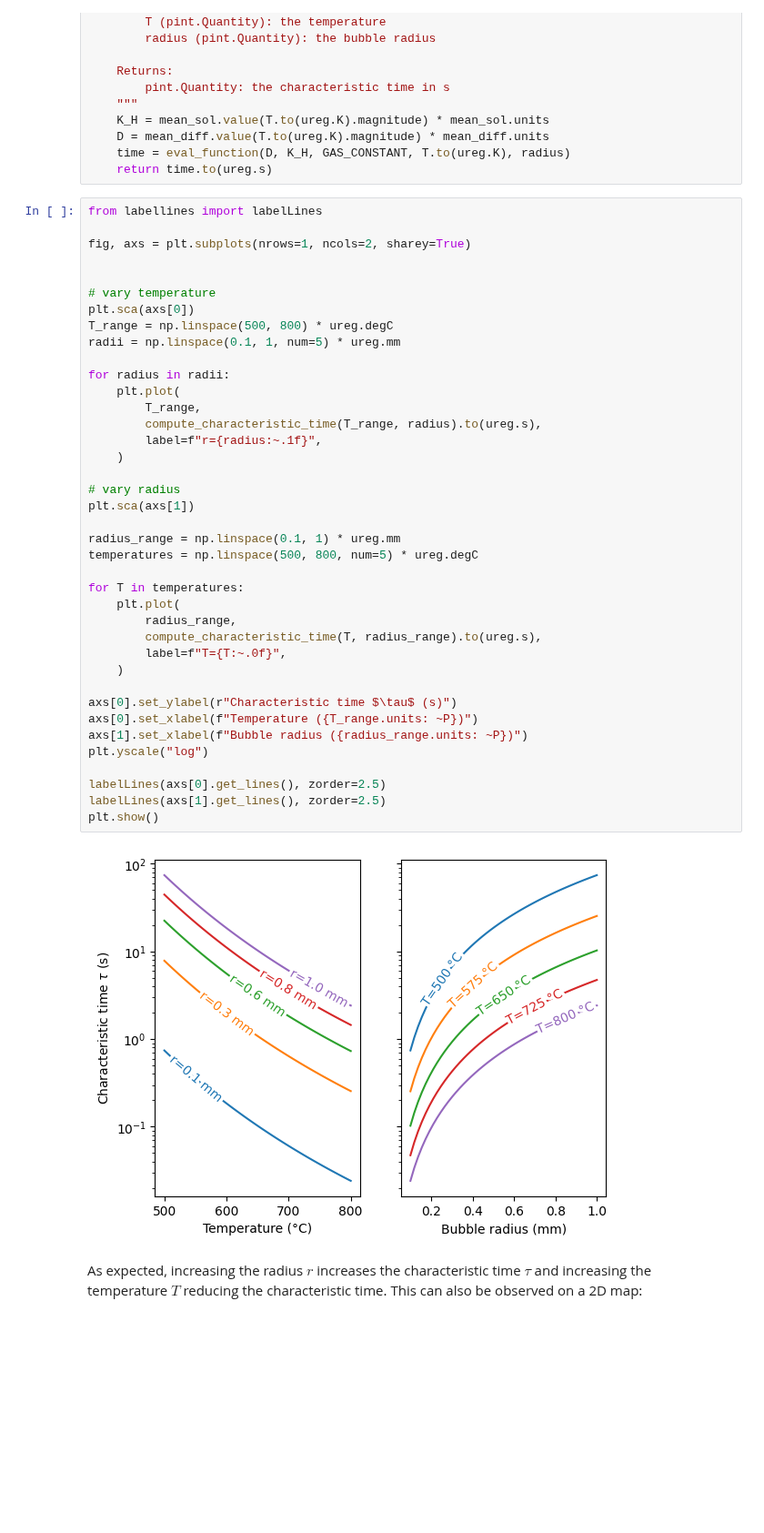
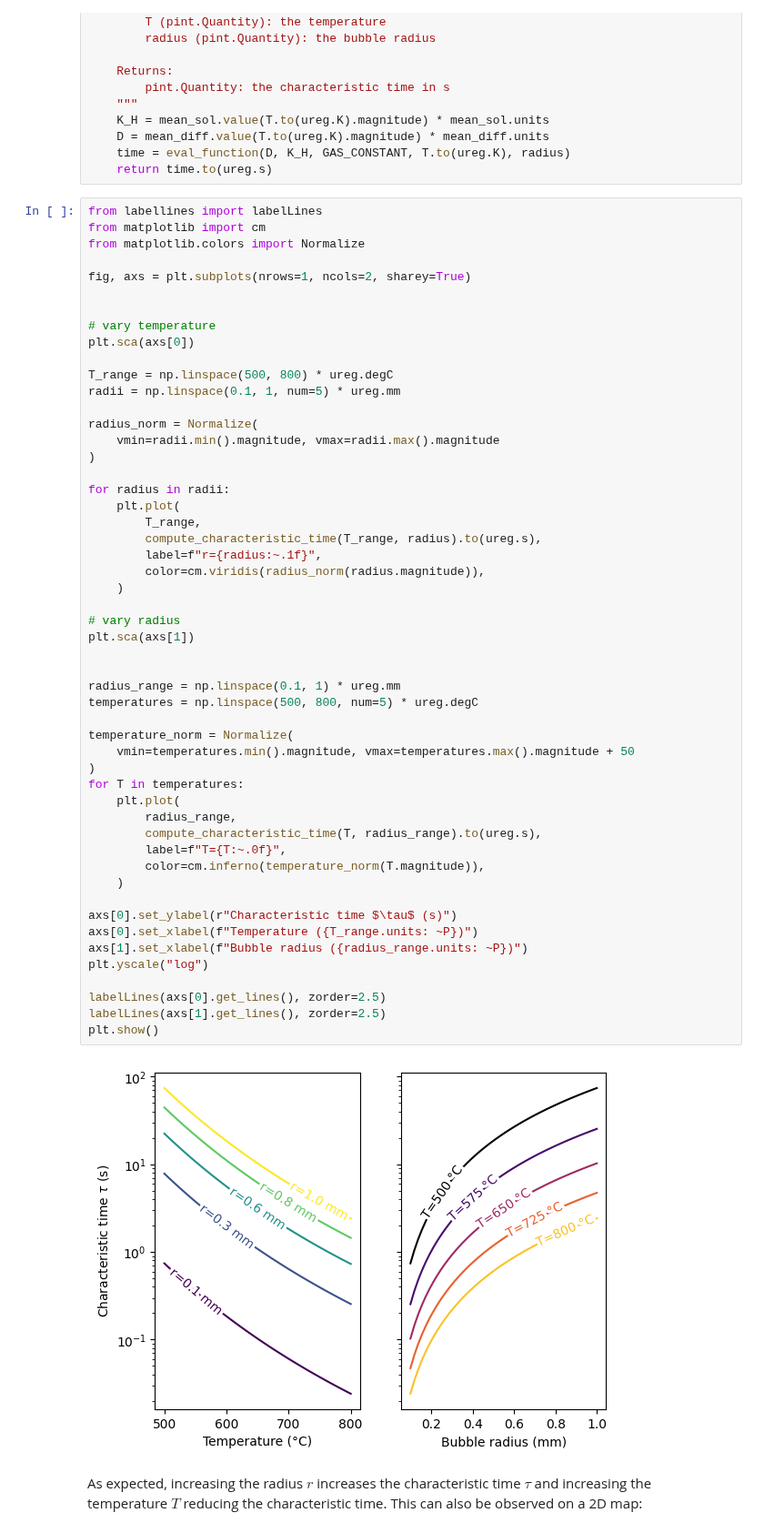
Before and after one commit to LIBRA-project/BABY-100-mL-runs, a Jupyter notebook: sparging.ipynb, the cells around one changed output. Shown at 91% size. Cells and saved outputs as stored; diff of their text form; blank space fills up the shorter version.

```diff
--- a/sparging.ipynb
+++ b/sparging.ipynb
@@ -243,45 +243,58 @@ def compute_characteristic_time(T: pint.Quantity, radius: pint.Quantity):
     return time.to(ureg.s)
 # %%
 from labellines import labelLines
+from matplotlib import cm
+from matplotlib.colors import Normalize
 
 fig, axs = plt.subplots(nrows=1, ncols=2, sharey=True)
 
 
 # vary temperature
 plt.sca(axs[0])
+
 T_range = np.linspace(500, 800) * ureg.degC
 radii = np.linspace(0.1, 1, num=5) * ureg.mm
+
+radius_norm = Normalize(
+    vmin=radii.min().magnitude, vmax=radii.max().magnitude
+)
 
 for radius in radii:
     plt.plot(
         T_range,
         compute_characteristic_time(T_range, radius).to(ureg.s),
         label=f"r={radius:~.1f}",
+        color=cm.viridis(radius_norm(radius.magnitude)),
     )
 
 # vary radius
 plt.sca(axs[1])
 
+
 radius_range = np.linspace(0.1, 1) * ureg.mm
 temperatures = np.linspace(500, 800, num=5) * ureg.degC
 
+temperature_norm = Normalize(
+    vmin=temperatures.min().magnitude, vmax=temperatures.max().magnitude + 50
+)
 for T in temperatures:
     plt.plot(
         radius_range,
         compute_characteristic_time(T, radius_range).to(ureg.s),
         label=f"T={T:~.0f}",
+        color=cm.inferno(temperature_norm(T.magnitude)),
     )
 
 axs[0].set_ylabel(r"Characteristic time $\tau$ (s)")
 axs[0].set_xlabel(f"Temperature ({T_range.units: ~P})")
 axs[1].set_xlabel(f"Bubble radius ({radius_range.units: ~P})")
 plt.yscale("log")
 
 labelLines(axs[0].get_lines(), zorder=2.5)
 labelLines(axs[1].get_lines(), zorder=2.5)
 plt.show()
 # %% [output]
-[figure, old version]
+[figure, new version]
 # %% [markdown]
 As expected, increasing the radius $r$ increases the characteristic time $\tau$ and increasing the temperature $T$ reducing the characteristic time.
 This can also be observed on a 2D map:
```
Also changed, not shown: parts of 2 cells of this notebook.
